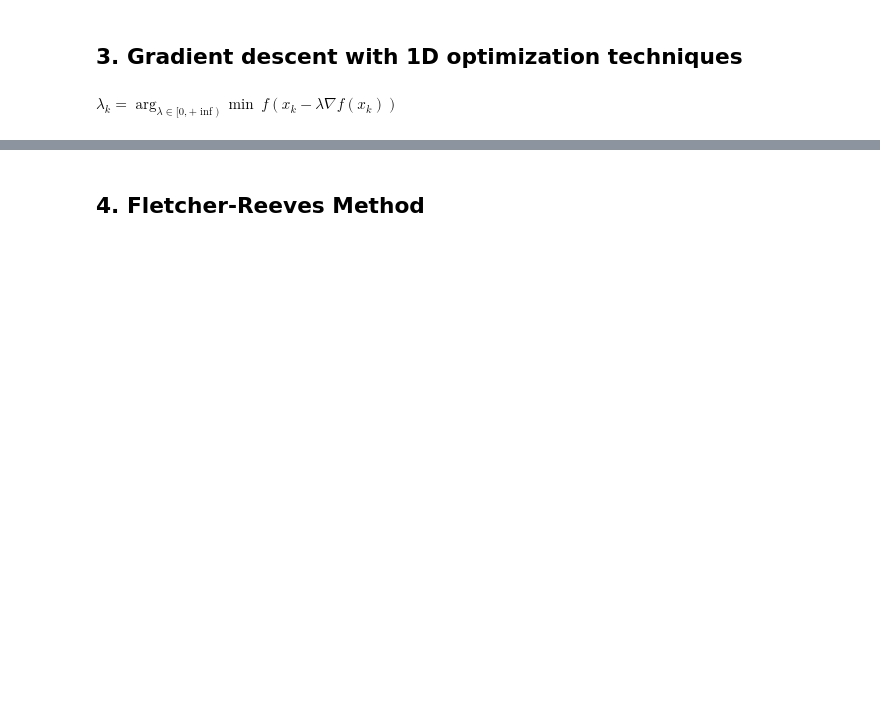
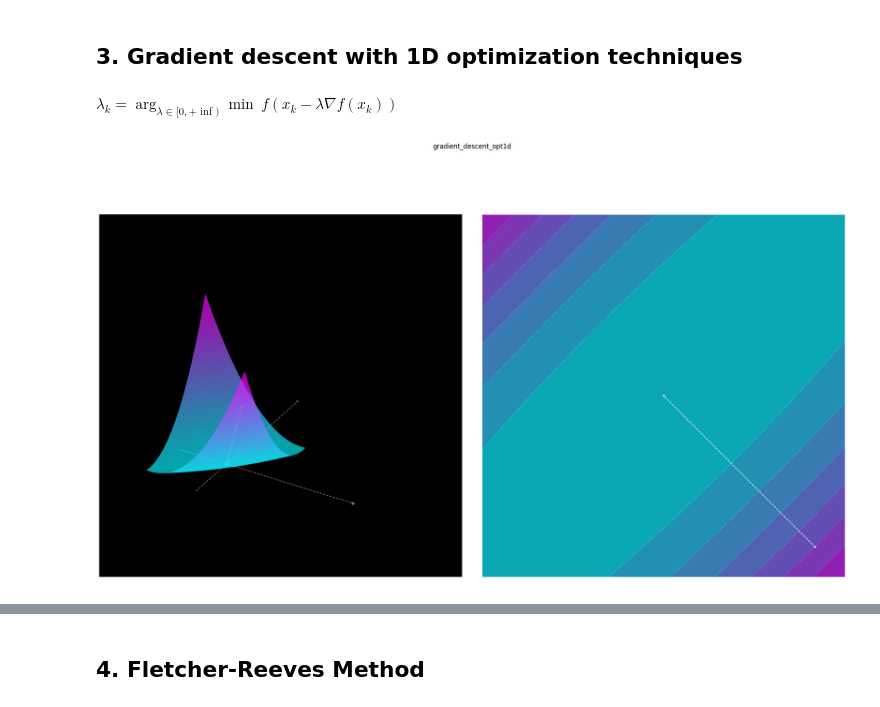
Before and after one commit to fadyat/ITMO-PROBLEMS, a Jupyter notebook: Applied-mathematics/IV semester/Solutions/lab2/solution.ipynb, the cells around one changed output, grey strips where cells are left out. Cells and saved outputs as stored; diff of their text form; code cells hidden in the pictures; blank space fills up the shorter version.

```diff
--- a/Applied-mathematics/IV semester/Solutions/lab2/solution.ipynb
+++ b/Applied-mathematics/IV semester/Solutions/lab2/solution.ipynb
@@ -260,16 +293,17 @@ $\displaystyle \lambda_k = \arg_{\lambda \in [0, +\inf)} \min \ f(x_k - \lambda
 from opt_algo.opt_1d import *
 
 
-@painter_decorator3d()
+@painter_decorator3d(True)
 def gradient_descent_opt1d(f, opt_method, x0, tolerance=1e-4, n_iter=1000,
                            save_data=False):
     xk = np.array([x0], dtype=float)
     l, r = 0, 1e6
 
-    method_name = Repository.create('gradient_descent_opt1d',
+    method_name = Repository.create('opt1d',
                                     constant_args={
-                                        'tolerance': tolerance,
-                                        'opt_method': str(opt_method).split()[1]
+                                        'function': repr(f),
+                                        'opt_method': str(opt_method).split()[1],
+                                        'tolerance': tolerance
                                     },
                                     mutable_data={
                                         'xk': [x0],
@@ -289,6 +323,8 @@ def gradient_descent_opt1d(f, opt_method, x0, tolerance=1e-4, n_iter=1000,
         Repository.save(method_name, [xk1, f(xk1), learning_rate], save_data)
     return xk
 # %%
-dummy = gradient_descent_opt1d(f2, golden_section_search, np.array([10, -10], dtype=float), save_data=True)
+dummy = gradient_descent_opt1d(f3, golden_section_search, np.array([10, -10], dtype=float), save_data=True)
+# %% [output]
+[figure, added]
 # %%
 dummy = gradient_descent_opt1d(f2, fibonacci_search, np.array([10, -10], dtype=float), save_data=True)
```
Also changed, not shown: parts of 18 cells of this notebook.
